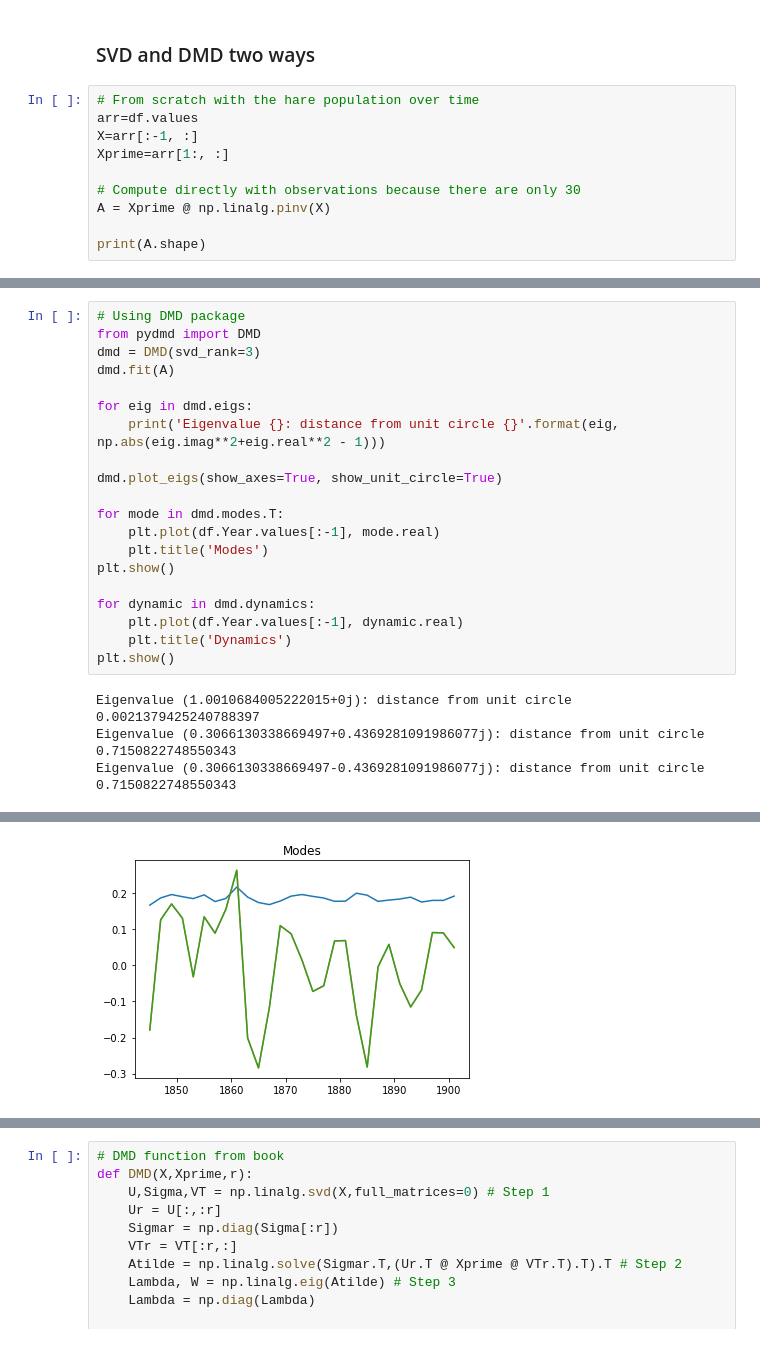
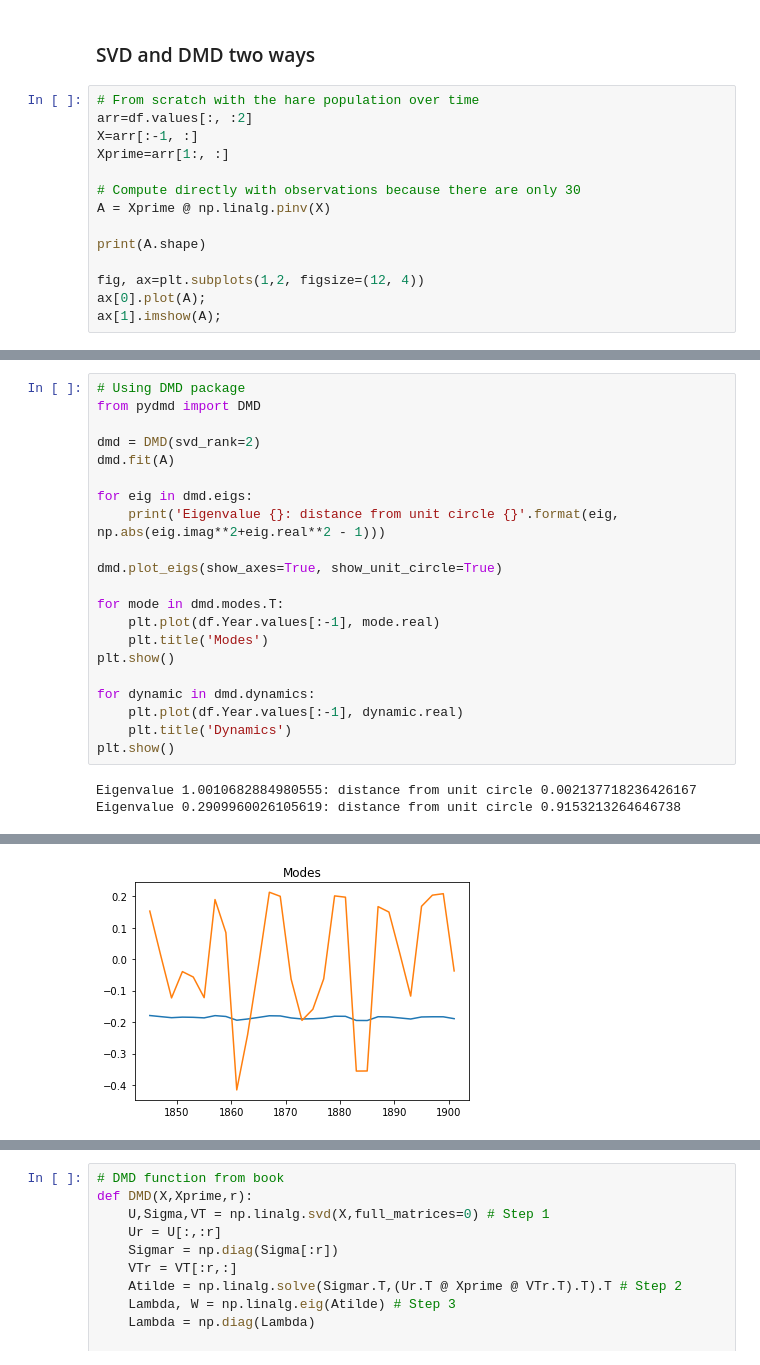
Before and after one commit to jmichellehu/ComplexSystems_AMATH563, a Jupyter notebook: hw2/AMATH563_hw2.ipynb, the cells around one changed output, grey strips where cells are left out. Drawn from its saved outputs; the diff is of its cells as text.

```diff
--- a/hw2/AMATH563_hw2.ipynb
+++ b/hw2/AMATH563_hw2.ipynb
@@ -60,7 +362,7 @@ sparse = fewest model terms, (L1 regularization)
 ### SVD and DMD two ways
 # %%
 # From scratch with the hare population over time
-arr=df.values
+arr=df.values[:, :2]
 X=arr[:-1, :]
 Xprime=arr[1:, :]
 
@@ -68,5 +370,9 @@ Xprime=arr[1:, :]
 A = Xprime @ np.linalg.pinv(X)
 
 print(A.shape)
+
+fig, ax=plt.subplots(1,2, figsize=(12, 4))
+ax[0].plot(A);
+ax[1].imshow(A);
 # %% [output]
 (29, 29)
@@ -116,7 +414,8 @@ ax[2].plot(s**2)
 # %%
 # Using DMD package
 from pydmd import DMD
-dmd = DMD(svd_rank=3)
+
+dmd = DMD(svd_rank=2)
 dmd.fit(A)
 
 for eig in dmd.eigs:
@@ -134,6 +433,5 @@ for dynamic in dmd.dynamics:
     plt.title('Dynamics')
 plt.show()
 # %% [output]
-Eigenvalue (1.0010684005222015+0j): distance from unit circle 0.0021379425240788397
-Eigenvalue (0.3066130338669497+0.4369281091986077j): distance from unit circle 0.7150822748550343
-Eigenvalue (0.3066130338669497-0.4369281091986077j): distance from unit circle 0.7150822748550343
+Eigenvalue 1.0010682884980555: distance from unit circle 0.002137718236426167
+Eigenvalue 0.2909960026105619: distance from unit circle 0.9153213264646738
@@ -141 +439 @@ Eigenvalue (0.3066130338669497-0.4369281091986077j): distance from unit circle 0
-[figure, old version]
+[figure, new version]
```
Also changed, not shown: parts of 26 cells of this notebook.
